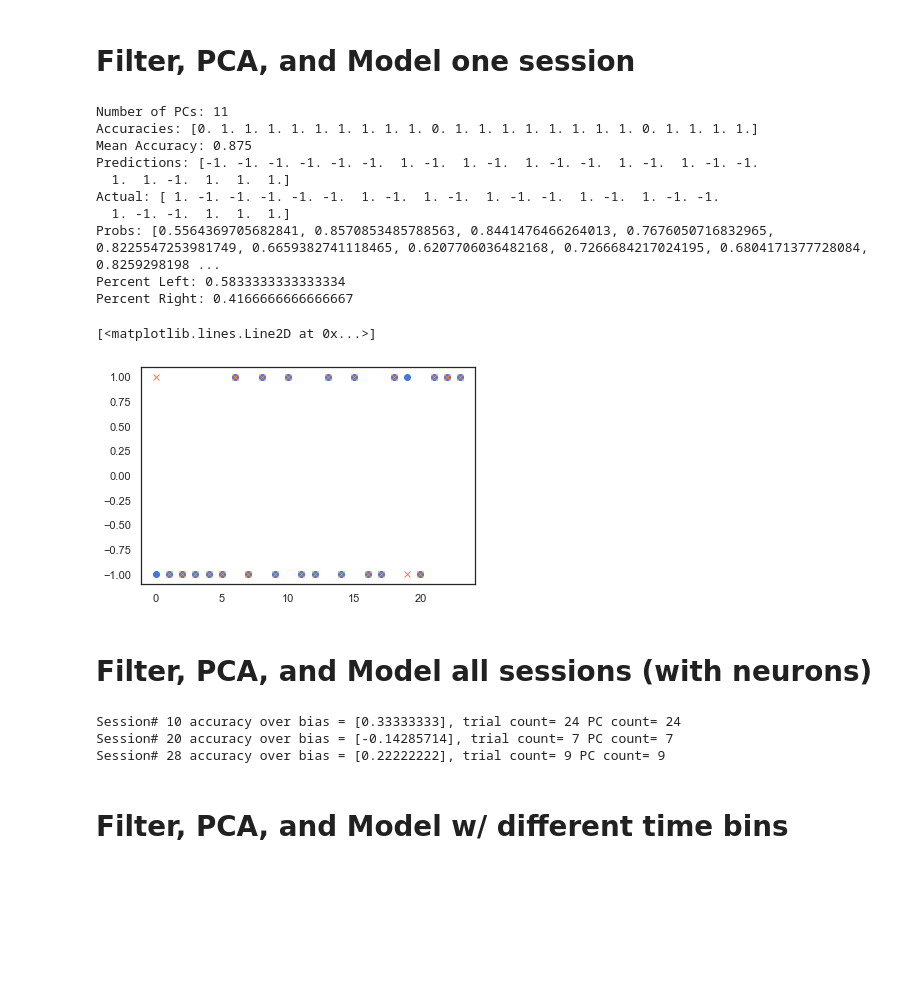
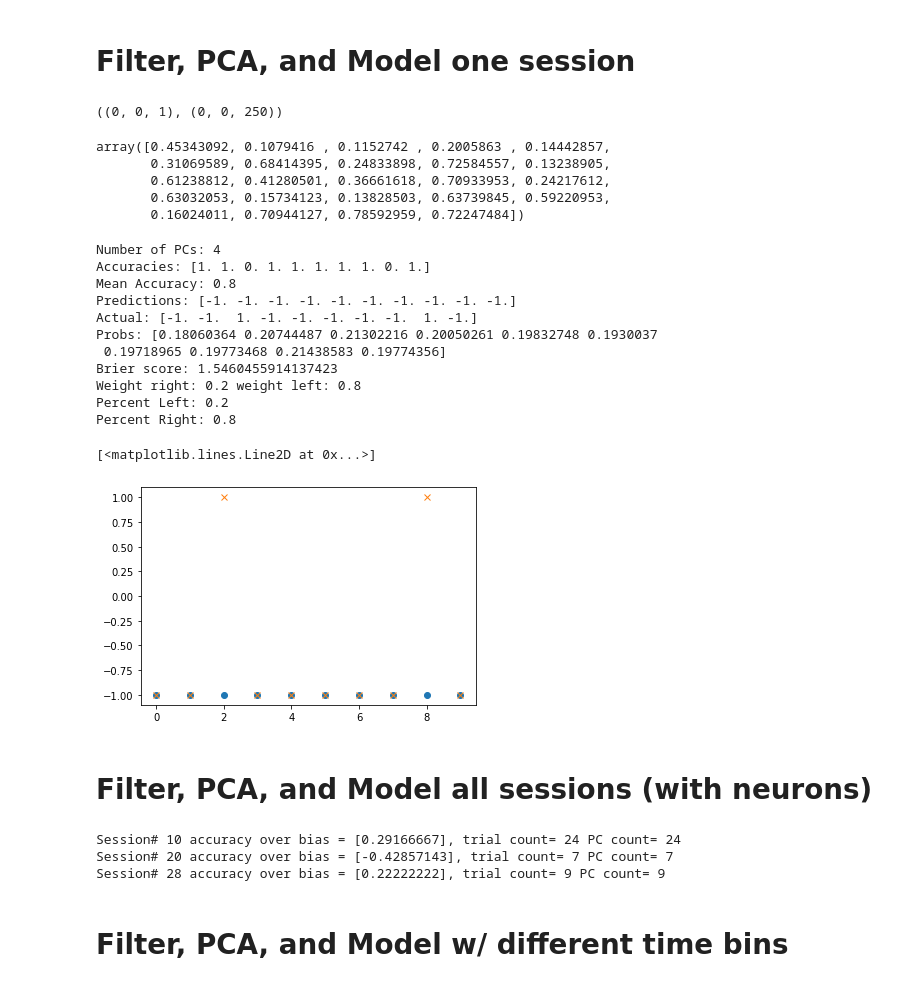
Before and after one commit to jorgeerrz/mistaken_mice, a Jupyter notebook: mistaken_mice.ipynb, the cells around one changed output. Saved outputs shown, nothing was run; the diff lists cells and outputs as text; code cells hidden in the pictures; blank space fills up the shorter version.

Commit message:
tried briers score and binning

```diff
--- a/mistaken_mice.ipynb
+++ b/mistaken_mice.ipynb
@@ -102,76 +212,100 @@ dat['spks'][:,:,minT:maxT].mean(axis=2).shape
+# %%
+filtered = filter_spikes(alldat,session,unfair_only=True,brain_area=brain_areas)
+rebinned = rebin(filtered, 50, 250, 2)
+rebinned['spks'].shape, filtered['spks'].shape
+# %% [output]
+((0, 0, 1), (0, 0, 250))
+# %%
+probs[:,1]
+# %% [output]
+array([0.45343092, 0.1079416 , 0.1152742 , 0.2005863 , 0.14442857,
+       0.31069589, 0.68414395, 0.24833898, 0.72584557, 0.13238905,
+       0.61238812, 0.41280501, 0.36661618, 0.70933953, 0.24217612,
+       0.63032053, 0.15734123, 0.13828503, 0.63739845, 0.59220953,
+       0.16024011, 0.70944127, 0.78592959, 0.72247484])
 # %%
 from sklearn.model_selection import *
 
-session = 10
-brain_areas = ["MOp"]
+session = 0
+brain_areas = ["MOs"]
 
 
 filtered = filter_spikes(alldat,session,unfair_only=True,brain_area=brain_areas)
-dat = neurons_PCA(filtered,0.9,0,250,toplot=False)
+#filtered = rebin(filtered, 50, 250, 2)
+dat = neurons_PCA(filtered,0.9,50,250,toplot=False)
 #dat['PCs'] = dat['PCs'][0:dat['PCrange'],:]
 lambda_L2 = 1
 penalty = "l2"
 l1args = {}
+left_bias = np.mean((filtered['chcs'])==1)
+choice_bias = [left_bias if left_bias > .5 else (1.0-left_bias)]
+w = {-1:left_bias, 1:1-left_bias}
 logreg = LogisticRegression(penalty = penalty, C = lambda_L2, **l1args).fit(dat['PCs'].T, filtered['chcs'])
 splitter = LeaveOneOut()
 splits = splitter.split(dat['PCs'].T)
 accuracies = cross_val_score(logreg,dat['PCs'].T, filtered['chcs'], cv=splits, verbose=0) # k=8 crossvalidation
-logreg.fit(dat['PCs'].T, filtered['chcs'])
+#logreg.fit(dat['PCs'].T, dat['chcs'])
 predictions = logreg.predict(dat['PCs'].T)
 
 probs = logreg.predict_proba(dat['PCs'].T)
 mprobs = [max(prob) for prob in probs]
 
 print('Number of PCs: '+str(dat['PCrange']))
 
 print('Accuracies: '+str(accuracies))
 print('Mean Accuracy: '+str(np.mean(accuracies)))
 print('Predictions: '+ str(predictions))
 print('Actual: '+ str(filtered['chcs']))
-print('Probs: '+ str(mprobs))
-
-print('Percent Left: ' +str(np.mean((filtered['chcs'])==-1)))
-print('Percent Right: ' +str(np.mean((filtered['chcs'])==1)))
+print('Probs: '+ str(probs[:,1]))
+actual_choice_probs = [(prob[0] if choice==-1 else prob[1]) for prob,choice in zip(probs,filtered['chcs'])]
+print('Brier score: '+str(np.sum((probs[:,1] - (filtered['chcs'] + 1)/2)**2)))
+print('Weight right: '+str(w[-1])+' weight left: '+str(w[1]))
+print('Percent Left: ' +str(np.mean((filtered['chcs'])==1)))
+print('Percent Right: ' +str(np.mean((filtered['chcs'])==-1)))
 
 plt.plot(predictions,linewidth=0,marker='o')
 plt.plot(filtered['chcs'],linewidth=0,marker='x')
 # %% [output]
-Number of PCs: 11
-Accuracies: [0. 1. 1. 1. 1. 1. 1. 1. 1. 1. 0. 1. 1. 1. 1. 1. 1. 1. 1. 0. 1. 1. 1. 1.]
-Mean Accuracy: 0.875
-Predictions: [-1. -1. -1. -1. -1. -1.  1. -1.  1. -1.  1. -1. -1.  1. -1.  1. -1. -1.
-  1.  1. -1.  1.  1.  1.]
-Actual: [ 1. -1. -1. -1. -1. -1.  1. -1.  1. -1.  1. -1. -1.  1. -1.  1. -1. -1.
-  1. -1. -1.  1.  1.  1.]
-Probs: [0.5564369705682841, 0.8570853485788563, 0.8441476466264013, 0.7676050716832965, 0.8225547253981749, 0.6659382741118465, 0.6207706036482168, 0.7266684217024195, 0.6804171377728084, 0.8259298198 ...
-Percent Left: 0.5833333333333334
-Percent Right: 0.4166666666666667
+Number of PCs: 4
+Accuracies: [1. 1. 0. 1. 1. 1. 1. 1. 0. 1.]
+Mean Accuracy: 0.8
+Predictions: [-1. -1. -1. -1. -1. -1. -1. -1. -1. -1.]
+Actual: [-1. -1.  1. -1. -1. -1. -1. -1.  1. -1.]
+Probs: [0.18060364 0.20744487 0.21302216 0.20050261 0.19832748 0.1930037
+ 0.19718965 0.19773468 0.21438583 0.19774356]
+Brier score: 1.5460455914137423
+Weight right: 0.2 weight left: 0.8
+Percent Left: 0.2
+Percent Right: 0.8
 [<matplotlib.lines.Line2D at 0x...>]
-[figure, old version]
+[figure, new version]
 # %% [markdown]
 # Filter, PCA, and Model all sessions (with neurons)
 # %%
 brain_areas = ['MOp']
+
 for session in range(len(alldat)):
     if np.sum(np.isin(alldat[session]['brain_area'],brain_areas))>0:
         filtered = filter_spikes(alldat,session,unfair_only=True,chosey_only=True, nonzero_only=True,brain_area=brain_areas)
-        dat = neurons_PCA(filtered,0.9,0,250)
+        filtered = rebin(filtered, 50, 250, 2)
+        dat = neurons_time_PCA(filtered,0.9,0,250)
        # dat['PCs'] = dat['PCs'][0:dat['PCrange'],:]
         lambda_L2 = 1
         penalty = "none"
         l1args = {}
+        left_bias = np.mean((filtered['chcs'])==-1)
+        choice_bias = [left_bias if left_bias > .5 else (1.0-left_bias)]
+        w = {-1:1-left_bias, 1:left_bias}
        # l1args = {'solver':"saga", 'max_iter':5000}
-        logreg = LogisticRegression(penalty = penalty, C = lambda_L2, **l1args).fit(dat['PCs'].T, filtered['chcs'])
+        logreg = LogisticRegression(penalty = penalty, C = lambda_L2, **l1args, class_weight = w).fit(dat['PCs'].T, filtered['chcs'])
         splitter = LeaveOneOut()
         splits = splitter.split(dat['PCs'].T)
         accuracies = cross_val_score(logreg,dat['PCs'].T, filtered['chcs'], cv=splits, verbose=0) # k=8 crossvalidation
-        left_bias = np.mean((filtered['chcs'])==-1)
-        choice_bias = [left_bias if left_bias > .5 else (1.0-left_bias)]
         aob = accuracies.mean() - choice_bias
         print("Session# "+ str(session)+" accuracy over bias = "+str(accuracies.mean() - choice_bias) + ", trial count= "+ str(len(accuracies)),"PC count= "+ str(dat['PCs'].shape[0]))
 # %% [output]
-Session# 10 accuracy over bias = [0.33333333], trial count= 24 PC count= 24
-Session# 20 accuracy over bias = [-0.14285714], trial count= 7 PC count= 7
+Session# 10 accuracy over bias = [0.29166667], trial count= 24 PC count= 24
+Session# 20 accuracy over bias = [-0.42857143], trial count= 7 PC count= 7
 Session# 28 accuracy over bias = [0.22222222], trial count= 9 PC count= 9
 # %% [markdown]
 # Filter, PCA, and Model w/ different time bins
```
Also changed, not shown: parts of 5 cells of this notebook.
